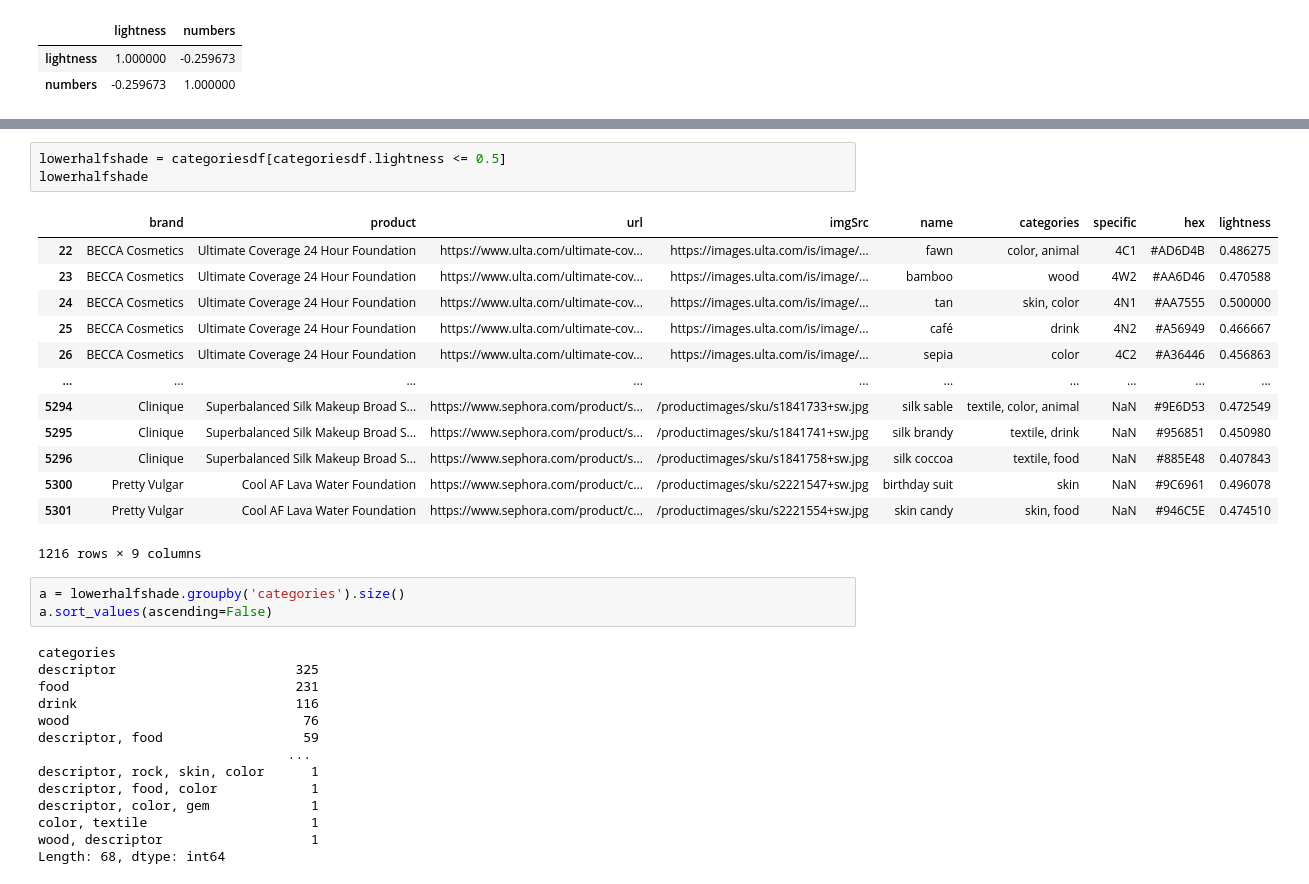
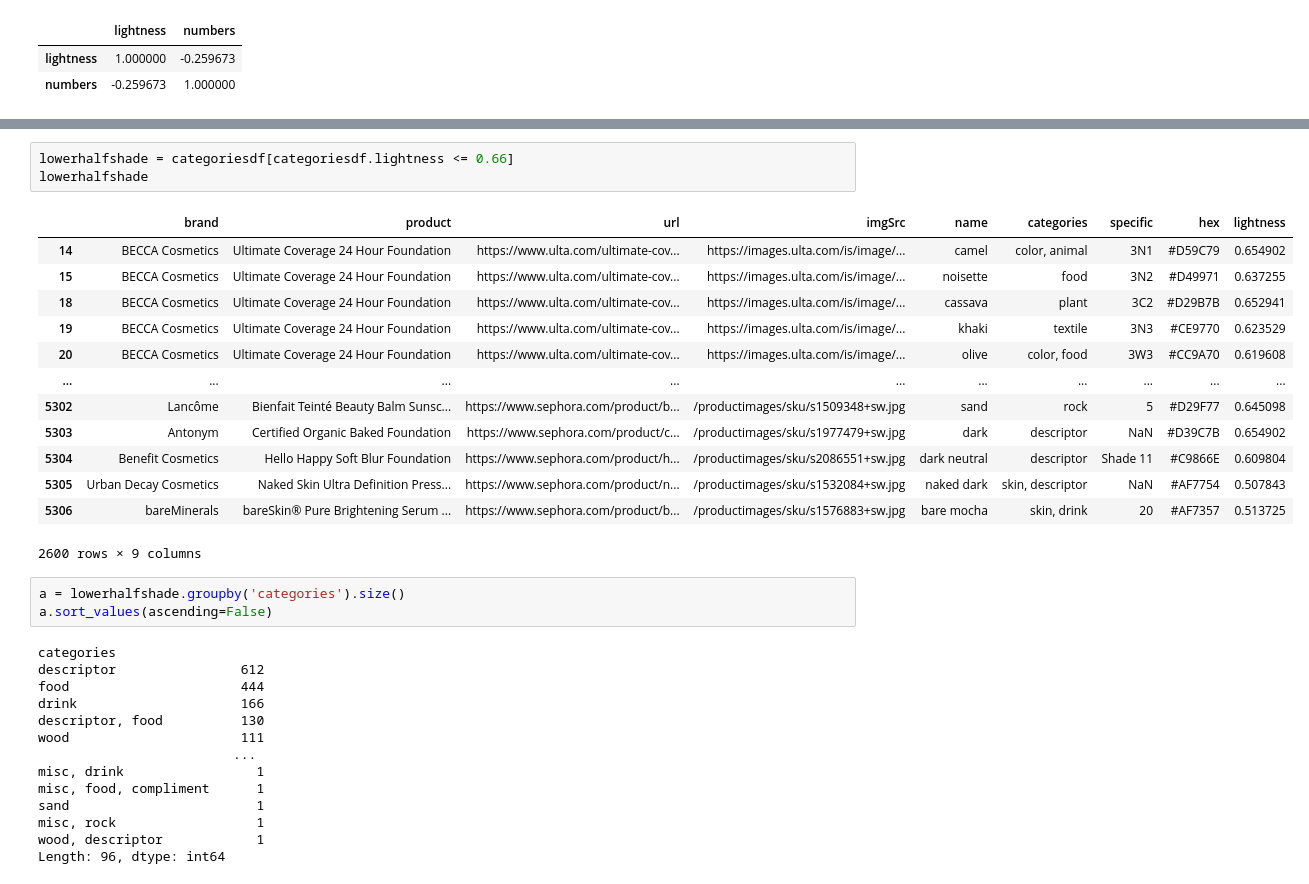
Before and after one commit to samanthapark23/dh140project, a Jupyter notebook: Project Assignment #2.ipynb, the cells around one changed output, grey strips where cells are left out. Saved outputs shown, nothing was run; the diff lists cells and outputs as text.

```diff
--- a/Project Assignment #2.ipynb
+++ b/Project Assignment #2.ipynb
@@ -190,35 +591,35 @@ Length: 128, dtype: int64
 # %%
-lowerhalfshade = categoriesdf[categoriesdf.lightness <= 0.5]
+lowerhalfshade = categoriesdf[categoriesdf.lightness <= 0.66]
 lowerhalfshade
 # %% [output]
 |  | brand | product | url | imgSrc | name | categories | specific | hex | lightness |
-| 22 | BECCA Cosmetics | Ultimate Coverage 24 Hour Foundation | https://www.ulta.com/ultimate-cov... | https://images.ulta.com/is/image/... | fawn | color, animal | 4C1 | #AD6D4B | 0.486275 |
-| 23 | BECCA Cosmetics | Ultimate Coverage 24 Hour Foundation | https://www.ulta.com/ultimate-cov... | https://images.ulta.com/is/image/... | bamboo | wood | 4W2 | #AA6D46 | 0.470588 |
-| 24 | BECCA Cosmetics | Ultimate Coverage 24 Hour Foundation | https://www.ulta.com/ultimate-cov... | https://images.ulta.com/is/image/... | tan | skin, color | 4N1 | #AA7555 | 0.500000 |
-| 25 | BECCA Cosmetics | Ultimate Coverage 24 Hour Foundation | https://www.ulta.com/ultimate-cov... | https://images.ulta.com/is/image/... | café | drink | 4N2 | #A56949 | 0.466667 |
-| 26 | BECCA Cosmetics | Ultimate Coverage 24 Hour Foundation | https://www.ulta.com/ultimate-cov... | https://images.ulta.com/is/image/... | sepia | color | 4C2 | #A36446 | 0.456863 |
+| 14 | BECCA Cosmetics | Ultimate Coverage 24 Hour Foundation | https://www.ulta.com/ultimate-cov... | https://images.ulta.com/is/image/... | camel | color, animal | 3N1 | #D59C79 | 0.654902 |
+| 15 | BECCA Cosmetics | Ultimate Coverage 24 Hour Foundation | https://www.ulta.com/ultimate-cov... | https://images.ulta.com/is/image/... | noisette | food | 3N2 | #D49971 | 0.637255 |
+| 18 | BECCA Cosmetics | Ultimate Coverage 24 Hour Foundation | https://www.ulta.com/ultimate-cov... | https://images.ulta.com/is/image/... | cassava | plant | 3C2 | #D29B7B | 0.652941 |
+| 19 | BECCA Cosmetics | Ultimate Coverage 24 Hour Foundation | https://www.ulta.com/ultimate-cov... | https://images.ulta.com/is/image/... | khaki | textile | 3N3 | #CE9770 | 0.623529 |
+| 20 | BECCA Cosmetics | Ultimate Coverage 24 Hour Foundation | https://www.ulta.com/ultimate-cov... | https://images.ulta.com/is/image/... | olive | color, food | 3W3 | #CC9A70 | 0.619608 |
 | ... | ... | ... | ... | ... | ... | ... | ... | ... | ... |
-| 5294 | Clinique | Superbalanced Silk Makeup Broad S... | https://www.sephora.com/product/s... | /productimages/sku/s1841733+sw.jpg | silk sable | textile, color, animal | NaN | #9E6D53 | 0.472549 |
-| 5295 | Clinique | Superbalanced Silk Makeup Broad S... | https://www.sephora.com/product/s... | /productimages/sku/s1841741+sw.jpg | silk brandy | textile, drink | NaN | #956851 | 0.450980 |
-| 5296 | Clinique | Superbalanced Silk Makeup Broad S... | https://www.sephora.com/product/s... | /productimages/sku/s1841758+sw.jpg | silk coccoa | textile, food | NaN | #885E48 | 0.407843 |
-| 5300 | Pretty Vulgar | Cool AF Lava Water Foundation | https://www.sephora.com/product/c... | /productimages/sku/s2221547+sw.jpg | birthday suit | skin | NaN | #9C6961 | 0.496078 |
-| 5301 | Pretty Vulgar | Cool AF Lava Water Foundation | https://www.sephora.com/product/c... | /productimages/sku/s2221554+sw.jpg | skin candy | skin, food | NaN | #946C5E | 0.474510 |
+| 5302 | Lancôme | Bienfait Teinté Beauty Balm Sunsc... | https://www.sephora.com/product/b... | /productimages/sku/s1509348+sw.jpg | sand | rock | 5 | #D29F77 | 0.645098 |
+| 5303 | Antonym | Certified Organic Baked Foundation | https://www.sephora.com/product/c... | /productimages/sku/s1977479+sw.jpg | dark | descriptor | NaN | #D39C7B | 0.654902 |
+| 5304 | Benefit Cosmetics | Hello Happy Soft Blur Foundation | https://www.sephora.com/product/h... | /productimages/sku/s2086551+sw.jpg | dark neutral | descriptor | Shade 11 | #C9866E | 0.609804 |
+| 5305 | Urban Decay Cosmetics | Naked Skin Ultra Definition Press... | https://www.sephora.com/product/n... | /productimages/sku/s1532084+sw.jpg | naked dark | skin, descriptor | NaN | #AF7754 | 0.507843 |
+| 5306 | bareMinerals | bareSkin® Pure Brightening Serum ... | https://www.sephora.com/product/b... | /productimages/sku/s1576883+sw.jpg | bare mocha | skin, drink | 20 | #AF7357 | 0.513725 |
-1216 rows × 9 columns
+2600 rows × 9 columns
 # %%
 a = lowerhalfshade.groupby('categories').size()
 a.sort_values(ascending=False)
 # %% [output]
 categories
-descriptor                       325
-food                             231
-drink                            116
-wood                              76
-descriptor, food                  59
-                                ...
-descriptor, rock, skin, color      1
-descriptor, food, color            1
-descriptor, color, gem             1
-color, textile                     1
-wood, descriptor                   1
-Length: 68, dtype: int64
+descriptor                612
+food                      444
+drink                     166
+descriptor, food          130
+wood                      111
+                         ...
+misc, drink                 1
+misc, food, compliment      1
+sand                        1
+misc, rock                  1
+wood, descriptor            1
+Length: 96, dtype: int64
 # %%
```
Also changed, not shown: parts of 73 cells of this notebook.
